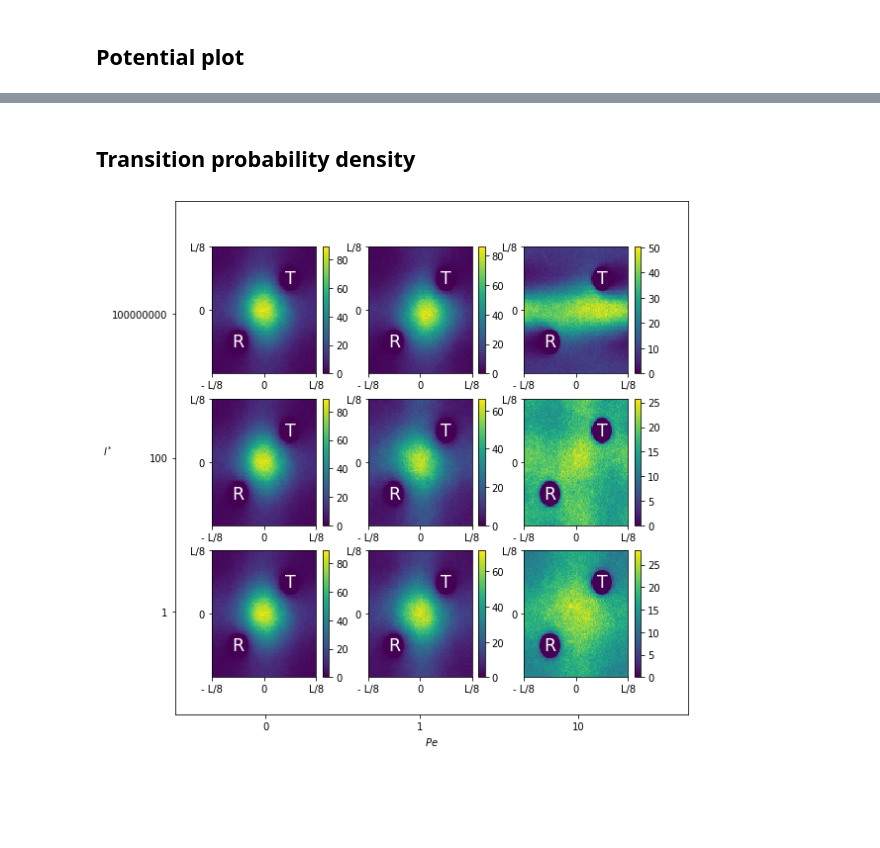
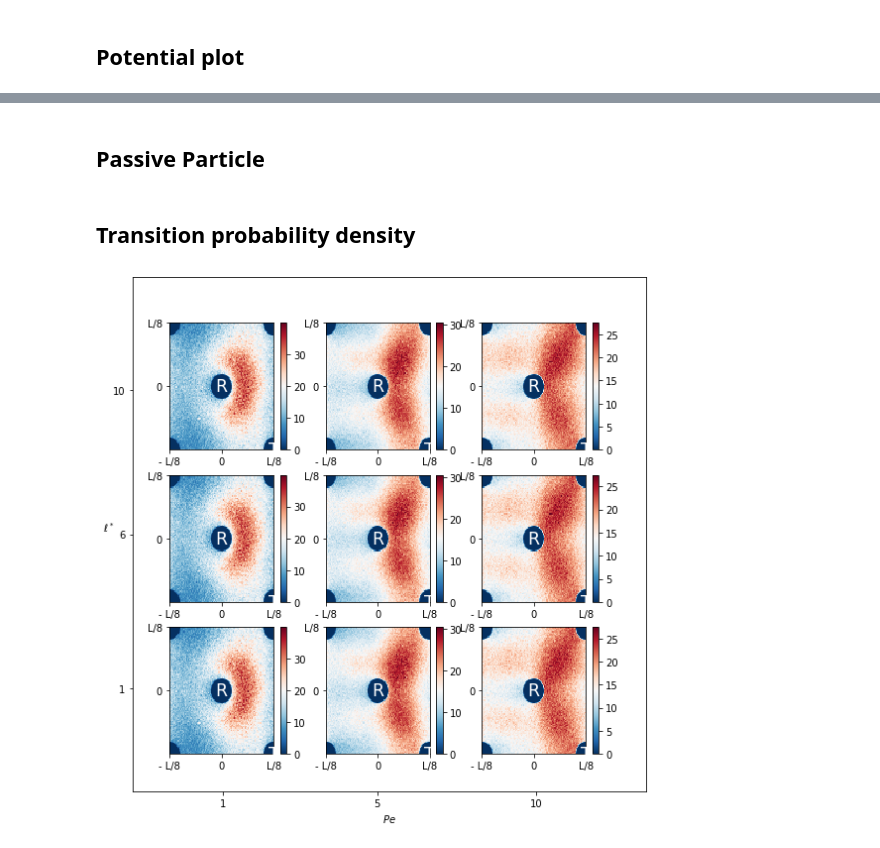
Before and after one commit to abassi98/Active-Brownian-Particles, a Jupyter notebook: src/main.ipynb, the cells around one changed output, grey strips where cells are left out. Cells and saved outputs as stored; diff of their text form; code cells hidden in the pictures; blank space fills up the shorter version.

```diff
--- a/src/main.ipynb
+++ b/src/main.ipynb
@@ -74,16 +46,3 @@ particle.dynamics(track_in_reactant=False, track_in_target=False, track_reactive
-# %%
-# Convert data in numpy array (exclude last positions and angles)
-x_dyn= np.array(particle.position_x)
-y_dyn = np.array(particle.position_y)
-theta = np.array(particle.theta)
-bool_reactant = np.array(particle.bool_reactant)
-bool_target = np.array(particle.bool_target)
-reactive_path = np.array(particle.reactive_path)
-
-
-# Apply mask to select only reactive paths
-x_dyn = x_dyn[reactive_path]
-y_dyn = y_dyn[reactive_path]
 # %% [markdown]
 ## Potential plot
 # %%
@@ -120,10 +83,12 @@ plt.savefig("potential.png")
+# %% [markdown]
+## Passive Particle
 # %% [markdown]
 ## Transition probability density
 # %%
-# Plot Mnist
-
-pe_vec = [0,1,10]
-lstar_vec = [10**8,10**2,10**0]
+### Transition probability density plot
+pe_vec = [1,5,10]
+lstar_vec = [10,6,1]
+v_max = 8*math.pi
 
 
 fig =  plt.figure(figsize=(8, 8))
@@ -138,7 +103,7 @@ sax.set_xticks(s_xticks, pe_vec)
 sax.set_yticks(s_yticks, lstar_vec)
 sax.grid(False)
 sax.set_xlabel("$Pe$")
-sax.set_ylabel("$l^*$", rotation = 0)
+sax.set_ylabel("$\ell^*$", rotation = 0)
 
 
 x_ticks = [-L/8, 0, L/8 ]
@@ -148,43 +113,45 @@ y_labels = ["0", "L/8"]
 
 
 # Define reactant and target region
-reactant = region(x=-L/16,y=-L/16,radius=L/40.0)
-target = region(x=L/16,y=L/16,radius=L/40.0)
+reactant = region(x=0,y=0,radius=L/40.0)
+target = region(x=L/8,y=-L/8,radius=L/40.0)
+
+
 
 for i in range(3):
     for j in range(3):
         n = i*3+j
         ax = fig.add_subplot(3,3,n+1)
         # Define parameters
         pe = pe_vec[j]
         l_star = lstar_vec[i]
         v = pe*v_max
-        D_theta = pe*v_max*v_max/(D_r*l_star)
+        D_theta = float(pe/l_star)
         # Compute statistics
-        particle = ABP_2d(reactant,target, num_steps = 10**7, dt=1e-5, v=pe*v_max, D_r=D_r, D_theta=D_theta, k=k, L=L, mu=mu, w=w)
-        particle.theta = [0] #Set initial angle to zero
-        particle.dynamics()
+        particle = ABP_2d(reactant,target, num_steps = 10**7, dt=1e-4, v=v, D_r=1.0, D_theta= 0.1, k=1.0, L=1.0, mu=1.0, w=0.0)
+        particle.dynamics(track_in_reactant=True, track_in_target=True)
         # Retireve data
         x_dyn= np.array(particle.position_x)
         y_dyn = np.array(particle.position_y)
         reactive_path = np.array(particle.reactive_path)
+        is_outside = np.logical_and(np.logical_not(particle.bool_reactant), np.logical_not(particle.bool_target))
         x_dyn = x_dyn[reactive_path]
         y_dyn = y_dyn[reactive_path]
         #Plot
-        h = ax.hist2d(x_dyn, y_dyn, bins = 100, density = True)
+        h = ax.hist2d(x_dyn, y_dyn, bins = 100,cmap="RdBu_r", density = True)
         ax.text(reactant.x, reactant.y, "R", c = "white", size ="xx-large", ha = "center" , va="center")
         ax.text(target.x, target.y, "T",c = "white", size ="xx-large" , ha = "center", va="center")
         ax.set_xticks(x_ticks, x_labels)
         ax.set_yticks(y_ticks, y_labels)
         fig.colorbar(h[3], ax=ax)
 
 
 
 #fig.tight_layout(pad=0.2)
-fig.savefig("prob_density.png")
+fig.savefig("reactive_prob.png")
 fig.show()
 # %% [output]
-[figure, old version]
+[figure, new version]
 # %%
 theta = np.array(particle.theta)
 plt.hist(theta, bins =100)
```
Also changed, not shown: parts of 13 cells of this notebook, 2 other files.
